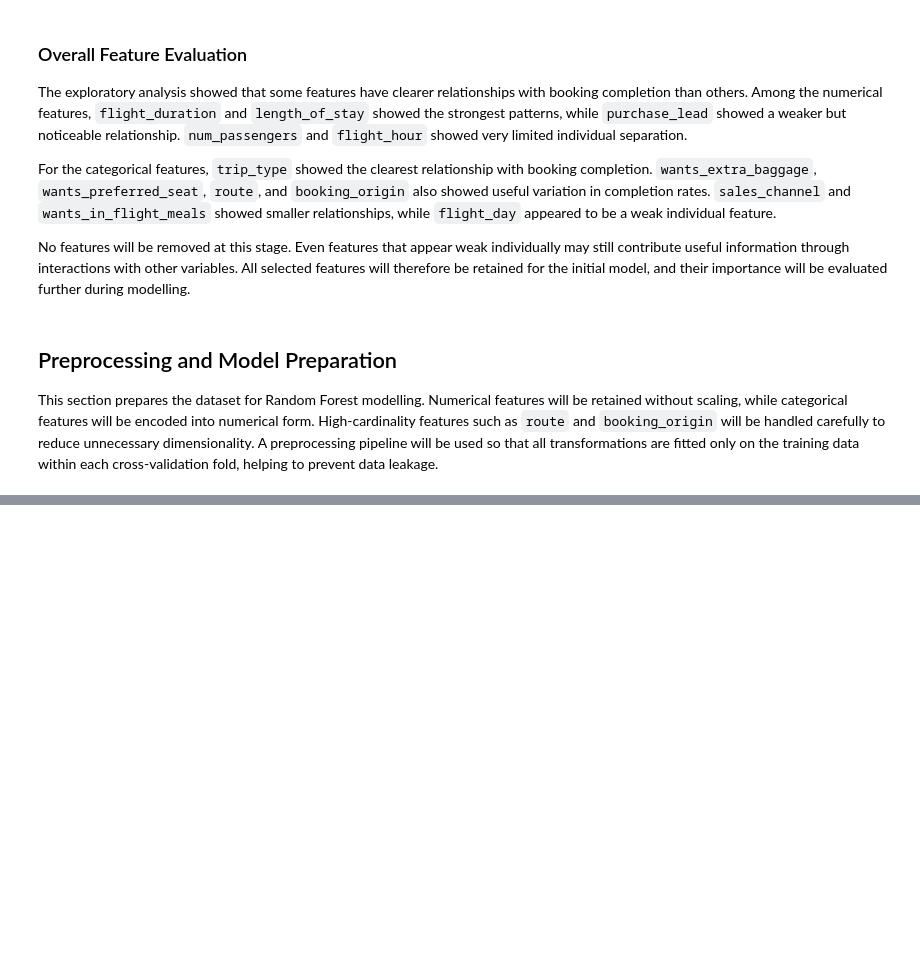
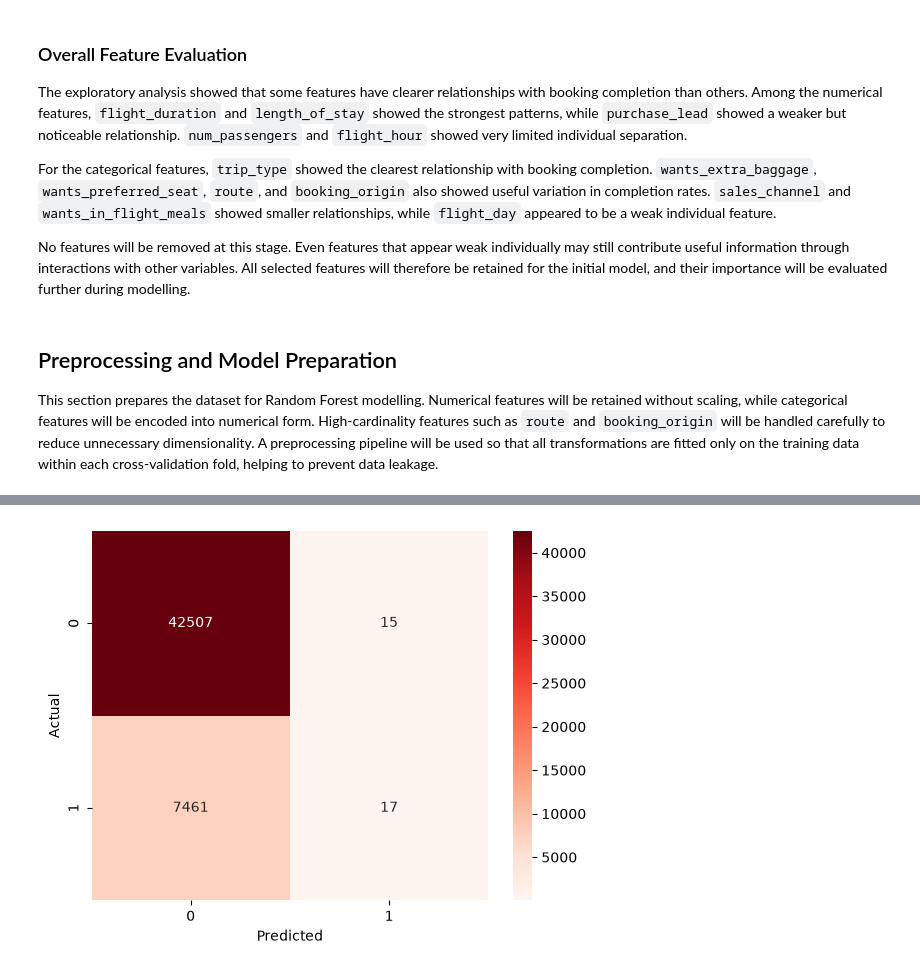
Before and after one commit to Aalli-Talpur/British-airways-data-science-job-simulation, a Jupyter notebook: british_airways_booking_prediction.ipynb, the cells around one changed output, grey strips where cells are left out. Drawn from its saved outputs; the diff is of its cells as text; code cells hidden in the pictures; blank space fills up the shorter version.

Commit message:
Build and evaluate baseline Random Forest model

```diff
--- a/british_airways_booking_prediction.ipynb
+++ b/british_airways_booking_prediction.ipynb
@@ -343,0 +351,11 @@ Transformer = ColumnTransformer([
+# %%
+pipe = Pipeline([
+    ("preprocessor", transformer),
+    ("Model", model)
+])
+# %%
+x = df[['num_passengers', 'sales_channel', 'trip_type', 'purchase_lead','length_of_stay', 'flight_hour', 'flight_day', 'route', 'booking_origin', 'wants_extra_baggage', 'wants_preferred_seat', 'wants_in_flight_meals', 'flight_duration']]
+
+y = df['booking_complete']
+# %%
+skf = StratifiedKFold(n_splits=5, shuffle=True, random_state=1)
@@ -343,0 +386,2 @@ Transformer = ColumnTransformer([
+# %%
+y_hat = cross_val_predict(pipe,x ,y, cv=skf)
@@ -343,0 +401,8 @@ Transformer = ColumnTransformer([
+# %%
+cm = confusion_matrix(y, y_hat)
+sns.heatmap(cm, annot=True, fmt="d", cmap=("Reds"))
+plt.xlabel("Predicted")
+plt.ylabel("Actual")
+plt.show()
+# %% [output]
+[figure, added]
```
Also changed, not shown: parts of 10 cells of this notebook.
